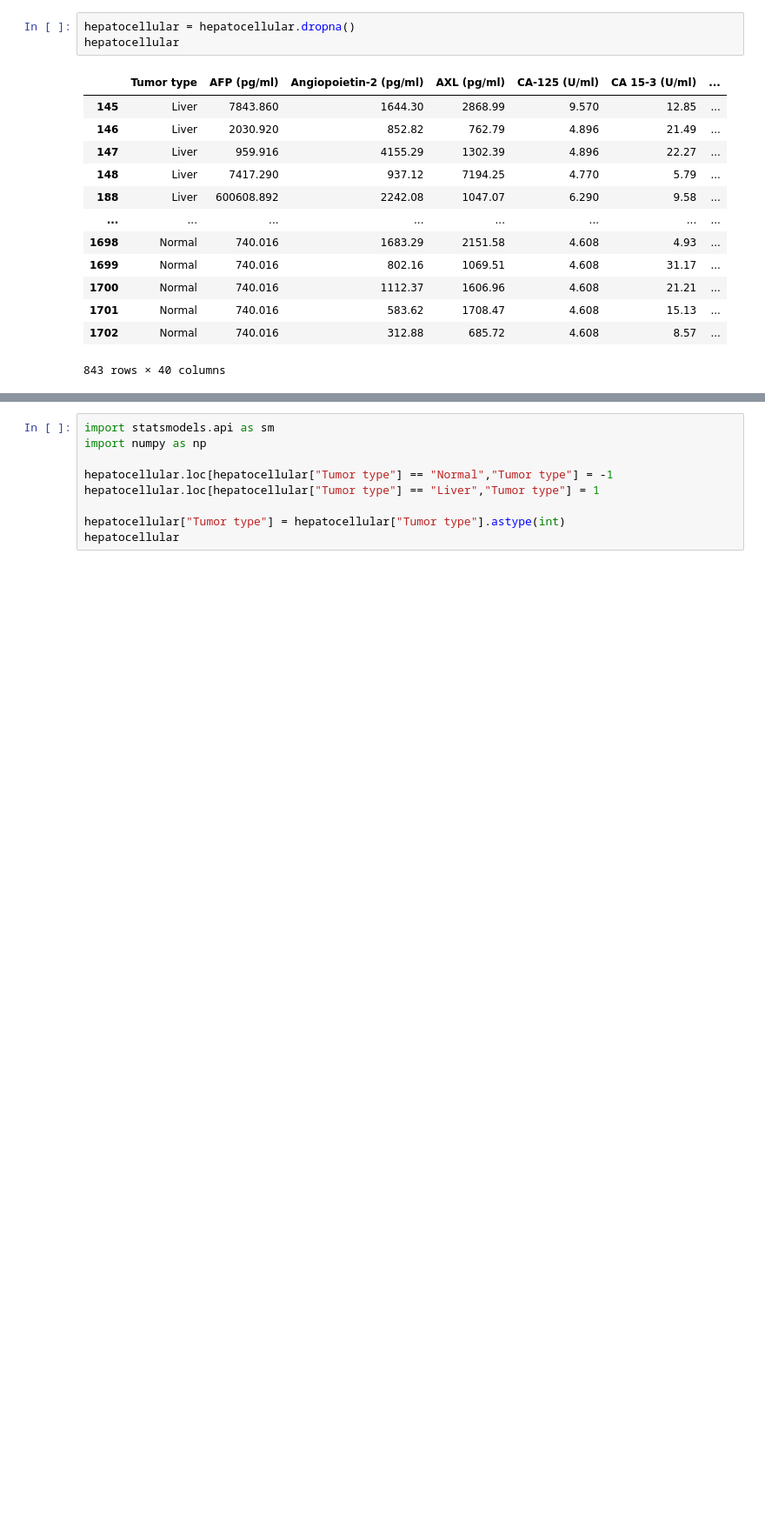
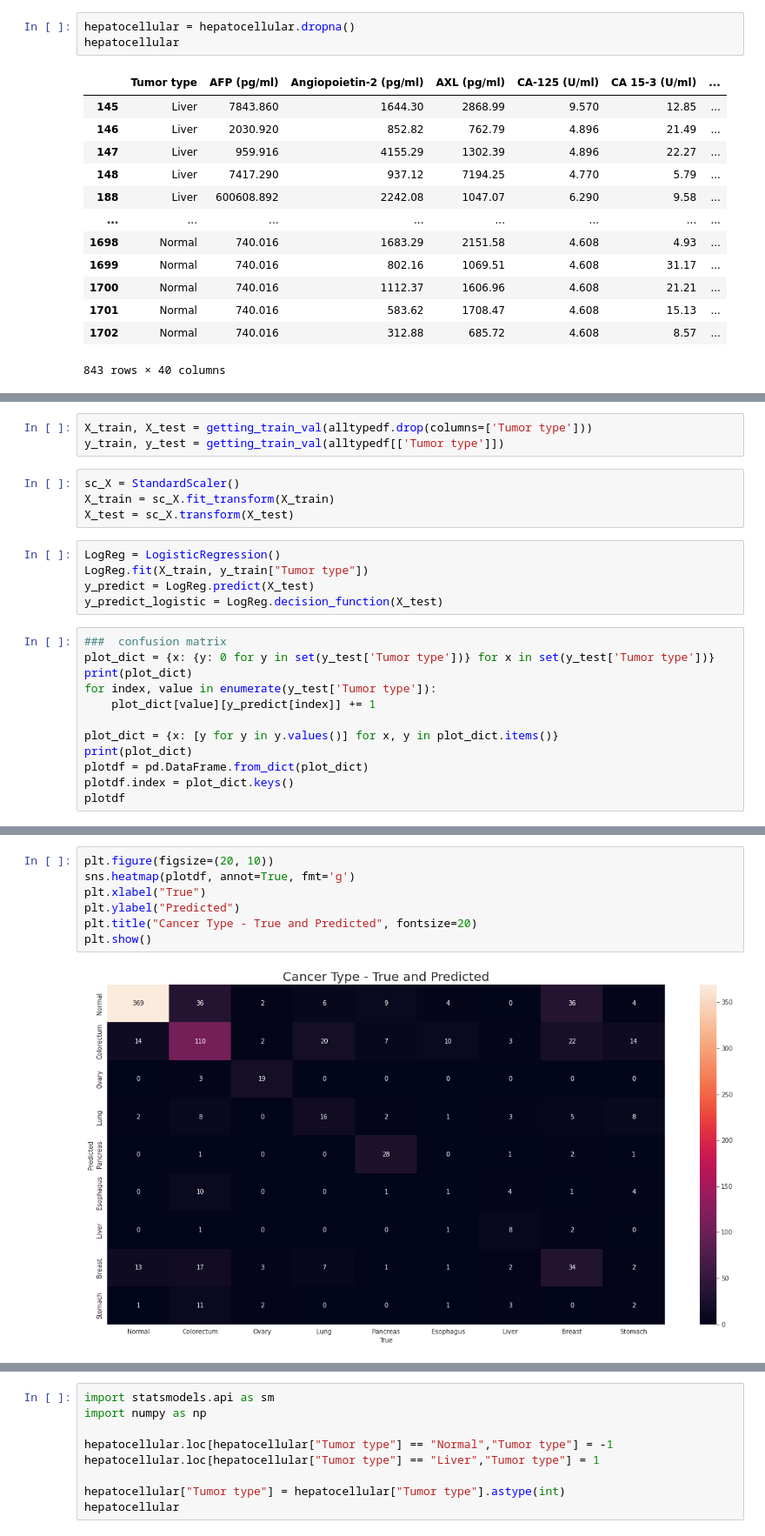
Before and after one commit to Nosyfire/Data_mining_and_machine_learning, a Jupyter notebook: Homewrok_5(Logistic regression)/Logistics Regression.ipynb, the cells around one changed output, grey strips where cells are left out. Shown at 87% size. Cells and saved outputs as stored; diff of their text form; blank space fills up the shorter version.

Commit message:
all prediction done

```diff
--- a/Homewrok_5(Logistic regression)/Logistics Regression.ipynb
+++ b/Homewrok_5(Logistic regression)/Logistics Regression.ipynb
@@ -412,0 +567,24 @@ hepatocellular
+# %%
+X_train, X_test = getting_train_val(alltypedf.drop(columns=['Tumor type']))
+y_train, y_test = getting_train_val(alltypedf[['Tumor type']])
+# %%
+sc_X = StandardScaler()
+X_train = sc_X.fit_transform(X_train)
+X_test = sc_X.transform(X_test)
+# %%
+LogReg = LogisticRegression()
+LogReg.fit(X_train, y_train["Tumor type"])
+y_predict = LogReg.predict(X_test)
+y_predict_logistic = LogReg.decision_function(X_test)
+# %%
+###  confusion matrix
+plot_dict = {x: {y: 0 for y in set(y_test['Tumor type'])} for x in set(y_test['Tumor type'])}
+print(plot_dict)
+for index, value in enumerate(y_test['Tumor type']):
+    plot_dict[value][y_predict[index]] += 1
+
+plot_dict = {x: [y for y in y.values()] for x, y in plot_dict.items()}
+print(plot_dict)
+plotdf = pd.DataFrame.from_dict(plot_dict)
+plotdf.index = plot_dict.keys()
+plotdf
@@ -412,0 +604,9 @@ hepatocellular
+# %%
+plt.figure(figsize=(20, 10))
+sns.heatmap(plotdf, annot=True, fmt='g')
+plt.xlabel("True")
+plt.ylabel("Predicted")
+plt.title("Cancer Type - True and Predicted", fontsize=20)
+plt.show()
+# %% [output]
+[figure, added]
```
Also changed, not shown: parts of 37 cells of this notebook.
